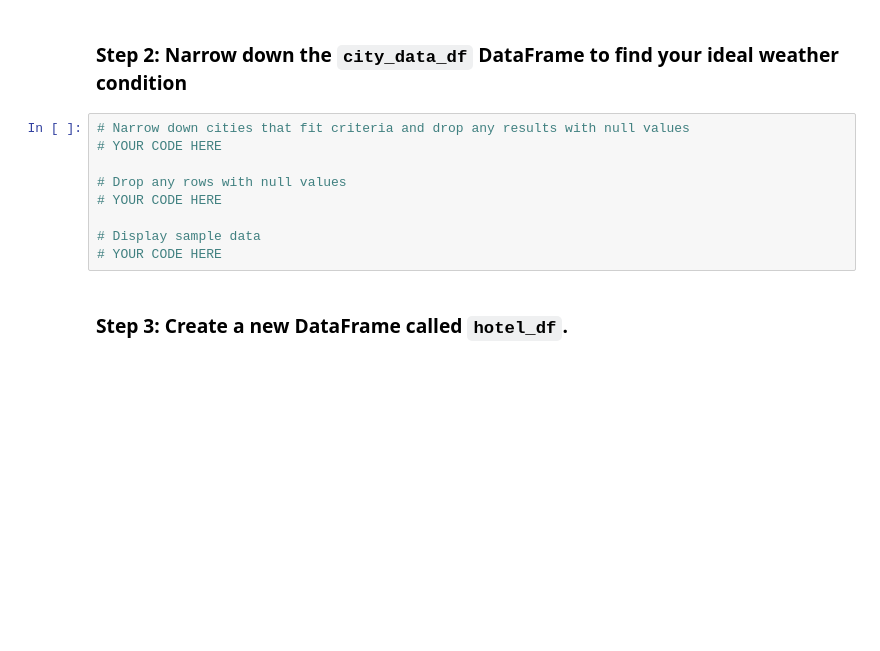
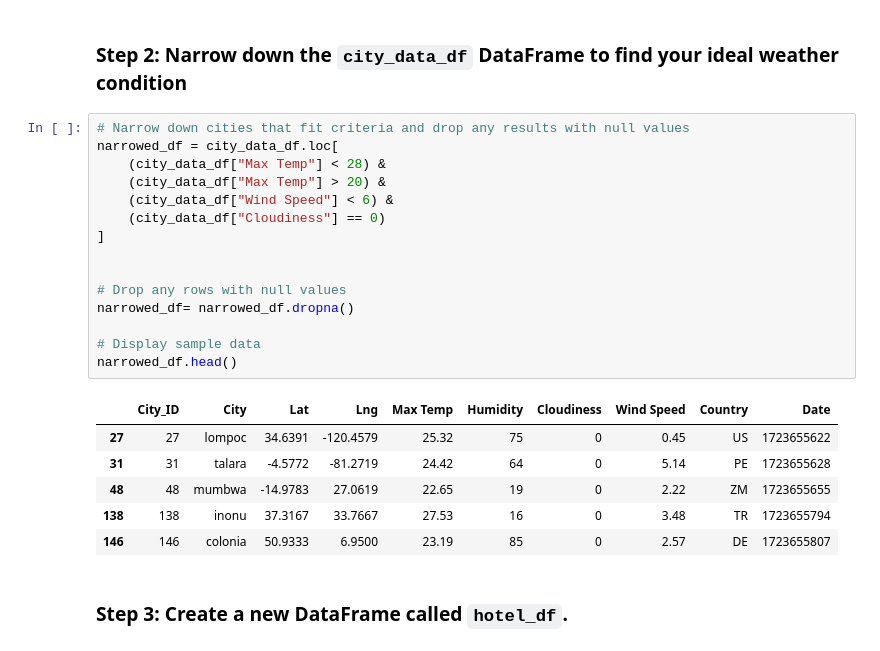
Before and after one commit to javiereyes21/python-api-challenge, a Jupyter notebook: VacationPy.ipynb, the cells around one changed output. Drawn from its saved outputs; the diff is of its cells as text; blank space fills up the shorter version.

```diff
--- a/VacationPy.ipynb
+++ b/VacationPy.ipynb
@@ -60,13 +63,26 @@ ImportError: Geographic projection support requires: cartopy, geoviews, pyproj.
 ### Step 2: Narrow down the `city_data_df` DataFrame to find your ideal weather condition
 # %%
 # Narrow down cities that fit criteria and drop any results with null values
-# YOUR CODE HERE
+narrowed_df = city_data_df.loc[
+    (city_data_df["Max Temp"] < 28) &
+    (city_data_df["Max Temp"] > 20) &
+    (city_data_df["Wind Speed"] < 6) &
+    (city_data_df["Cloudiness"] == 0)
+]
+
 
 # Drop any rows with null values
-# YOUR CODE HERE
+narrowed_df= narrowed_df.dropna()
 
 # Display sample data
-# YOUR CODE HERE
+narrowed_df.head()
+# %% [output]
+|  | City_ID | City | Lat | Lng | Max Temp | Humidity | Cloudiness | Wind Speed | Country | Date |
+| 27 | 27 | lompoc | 34.6391 | -120.4579 | 25.32 | 75 | 0 | 0.45 | US | 1723655622 |
+| 31 | 31 | talara | -4.5772 | -81.2719 | 24.42 | 64 | 0 | 5.14 | PE | 1723655628 |
+| 48 | 48 | mumbwa | -14.9783 | 27.0619 | 22.65 | 19 | 0 | 2.22 | ZM | 1723655655 |
+| 138 | 138 | inonu | 37.3167 | 33.7667 | 27.53 | 16 | 0 | 3.48 | TR | 1723655794 |
+| 146 | 146 | colonia | 50.9333 | 6.9500 | 23.19 | 85 | 0 | 2.57 | DE | 1723655807 |
 # %% [markdown]
 ### Step 3: Create a new DataFrame called `hotel_df`.
 # %%
```
Also changed, not shown: parts of 6 cells of this notebook.
